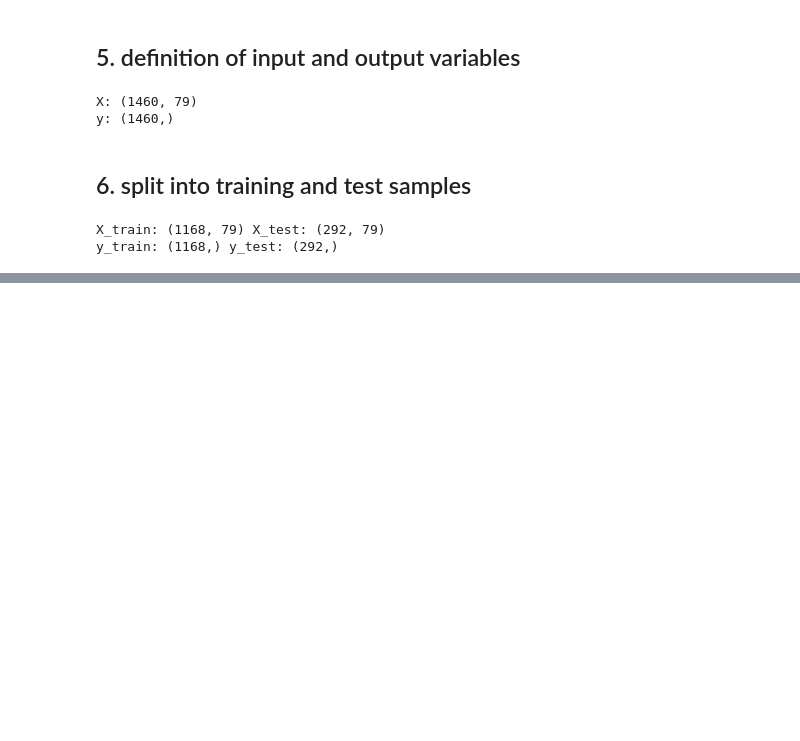
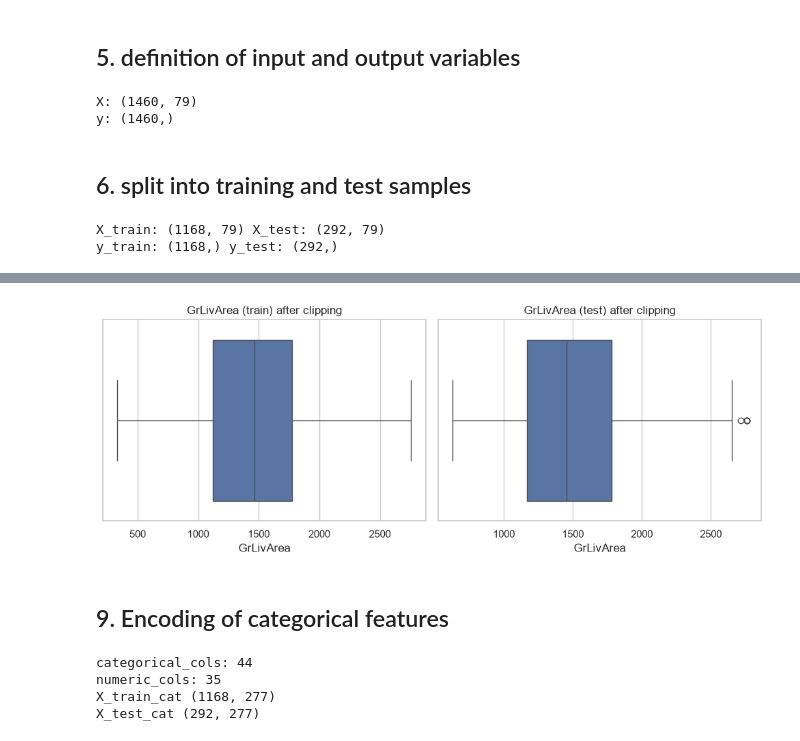
Before and after one commit to anuri-el/Machine-Learning-Technologies, a Jupyter notebook: main.ipynb, the cells around one changed output, grey strips where cells are left out. Drawn from its saved outputs; the diff is of its cells as text; code cells hidden in the pictures; blank space fills up the shorter version.

```diff
--- a/main.ipynb
+++ b/main.ipynb
@@ -452,0 +470,20 @@ Filled with median: ['LotFrontage', 'MasVnrArea', 'GarageYrBlt']
+# %%
+iqr_bounds = {}
+for col in numeric_cols:
+    q1 = X_train[col].quantile(0.25)
+    q3 = X_train[col].quantile(0.75)
+    iqr = q3 - q1
+    lower = q1 - 1.5 * iqr
+    upper = q3 + 1.5 * iqr
+    iqr_bounds[col] = (lower, upper)
+
+outlier_report = pd.DataFrame({
+    col: {
+        'lower_bound': iqr_bounds[col][0],
+        'upper_bound': iqr_bounds[col][1],
+        'n_below_train': (X_train[col] < iqr_bounds[col][0]).sum(),
+        'n_above_train': (X_train[col] > iqr_bounds[col][1]).sum(),
+    } for col in numeric_cols
+}).T.sort_values('n_above_train', ascending=False)
+
+outlier_report[lambda s: s['n_above_train'] > 0]
@@ -452,0 +508,46 @@ Filled with median: ['LotFrontage', 'MasVnrArea', 'GarageYrBlt']
+# %%
+for col in numeric_cols:
+    lower, upper = iqr_bounds[col]
+    X_train[col] = X_train[col].clip(lower=lower, upper=upper)
+    X_test[col] = X_test[col].clip(lower=lower, upper=upper)
+# %%
+fig, axes = plt.subplots(1, 2, figsize=(10, 4))
+
+sns.boxplot(x=X_train['GrLivArea'], ax=axes[0])
+axes[0].set_title('GrLivArea (train) after clipping')
+
+sns.boxplot(x=X_test['GrLivArea'], ax=axes[1])
+axes[1].set_title('GrLivArea (test) after clipping')
+
+plt.tight_layout()
+plt.show()
+# %% [output]
+[figure, added]
+# %% [markdown]
+## 9. Encoding of categorical features
+# %%
+print('categorical_cols:', len(categorical_cols))
+print('numeric_cols:', len(numeric_cols))
+
+ohe = OneHotEncoder(handle_unknown='ignore', sparse_output=False)
+ohe.fit(X_train[categorical_cols])
+
+X_train_cat = pd.DataFrame(
+    ohe.transform(X_train[categorical_cols]),
+    columns=ohe.get_feature_names_out(categorical_cols),
+    index=X_train.index
+)
+
+X_test_cat = pd.DataFrame(
+    ohe.transform(X_test[categorical_cols]),
+    columns=ohe.get_feature_names_out(categorical_cols),
+    index=X_test.index
+)
+
+print('X_train_cat', X_train_cat.shape)
+print('X_test_cat', X_test_cat.shape)
+# %% [output]
+categorical_cols: 44
+numeric_cols: 35
+X_train_cat (1168, 277)
+X_test_cat (292, 277)
```
Also changed, not shown: parts of 7 cells of this notebook.
